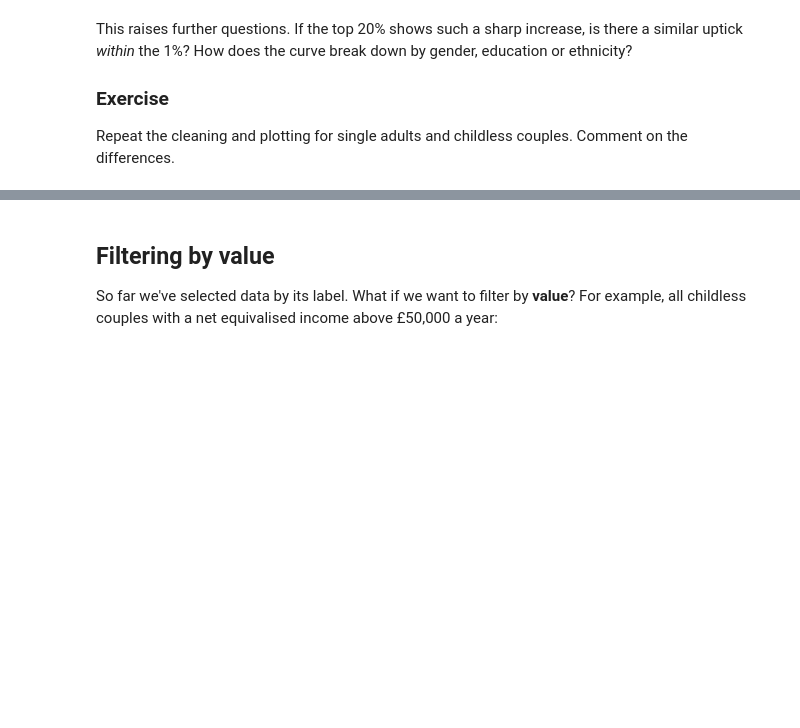
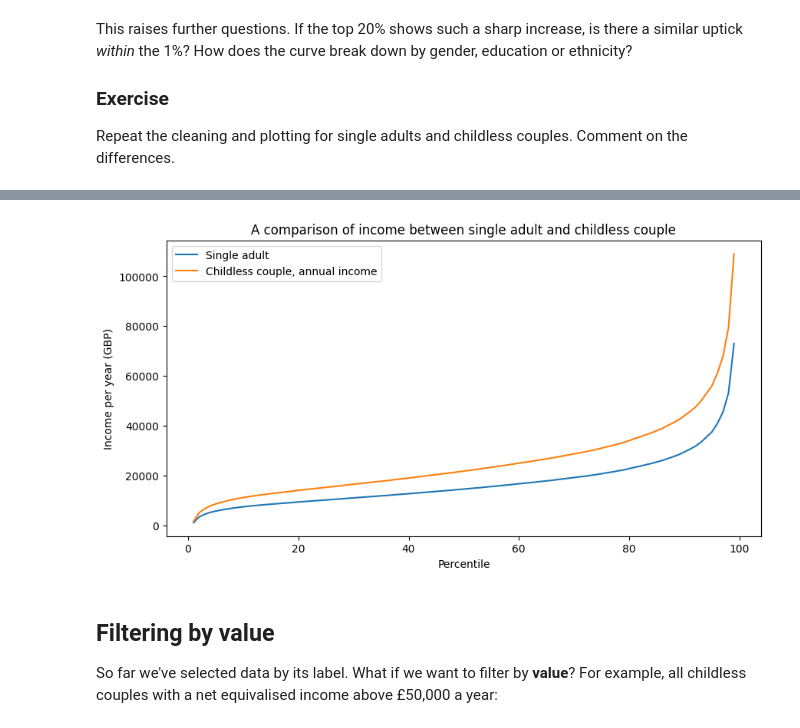
Before and after one commit to Rayyyyyne/QM2, a Jupyter notebook: W02_Pandas.ipynb, the cells around one changed output, grey strips where cells are left out. Saved outputs shown, nothing was run; the diff lists cells and outputs as text; code cells hidden in the pictures; blank space fills up the shorter version.

```diff
--- a/W02_Pandas.ipynb
+++ b/W02_Pandas.ipynb
@@ -226,0 +320,5 @@ Repeat the cleaning and plotting for single adults and childless couples. Commen
+# %%
+# your code here
+clean = income[["Single adult", "Childless couple, annual income"]]
+clean = clean.replace(",", "", regex=True).astype(float)
+clean.head()
@@ -227,3 +333,11 @@ Repeat the cleaning and plotting for single adults and childless couples. Commen
+# %%
+clean.plot()
+plt.title("A comparison of income between single adult and childless couple")
+plt.xlabel("Percentile")
+plt.ylabel("Income per year (GBP)")
+plt.show()
+# %% [output]
+[figure, added]
 # %% [markdown]
 ## Filtering by value
 
```
Also changed, not shown: parts of 14 cells of this notebook.
